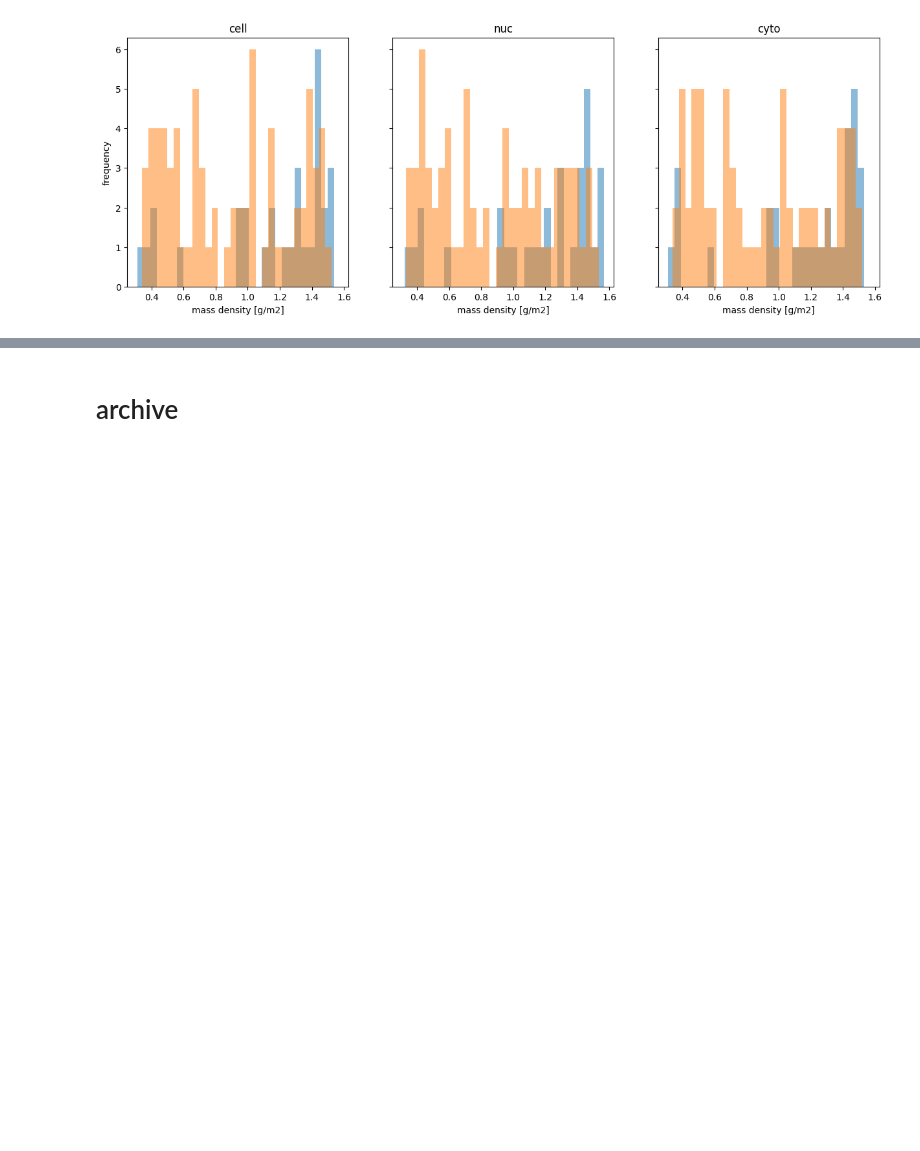
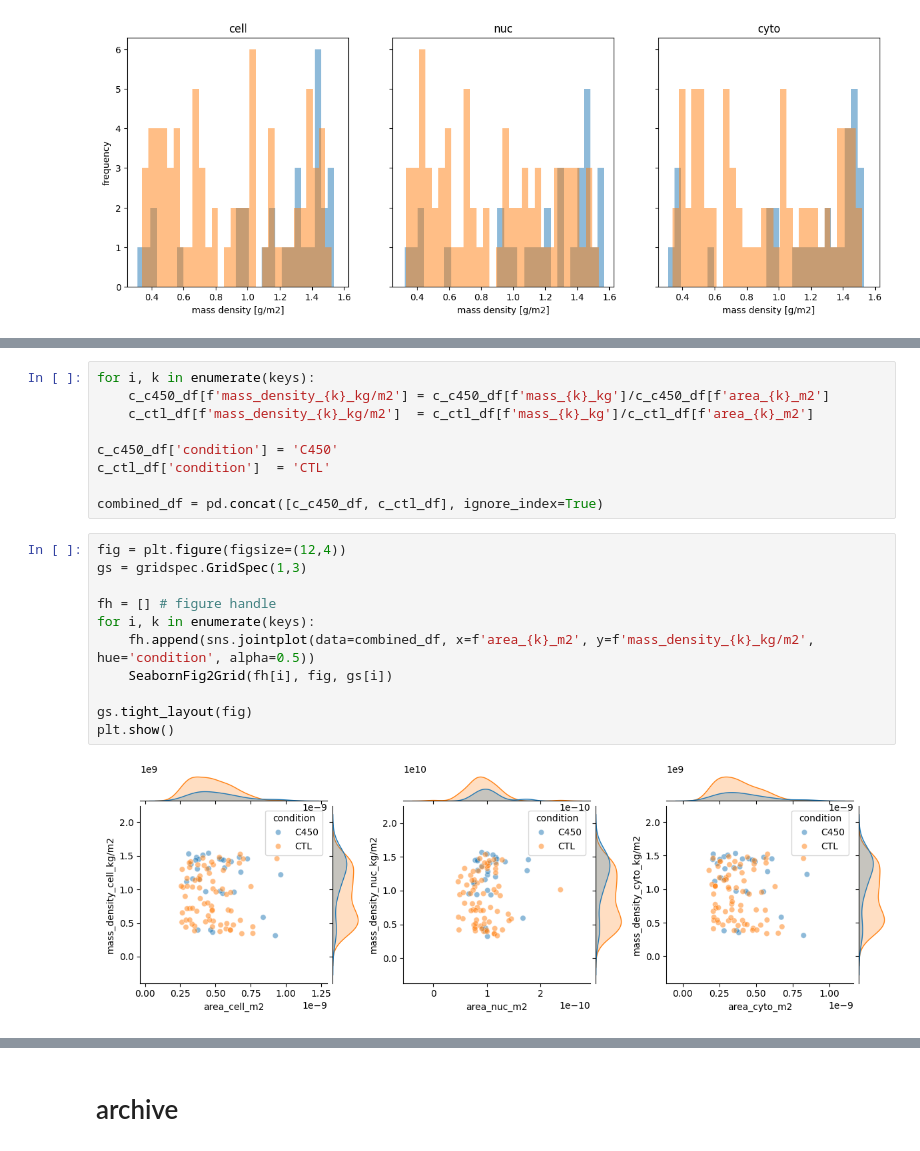
Before and after one commit to GrussmayerLab/dry_mass, a Jupyter notebook: mass_distribution_summary.ipynb, the cells around one changed output, grey strips where cells are left out. Drawn from its saved outputs; the diff is of its cells as text; blank space fills up the shorter version.

Commit message:
seaborn based jointplot outputs

```diff
--- a/mass_distribution_summary.ipynb
+++ b/mass_distribution_summary.ipynb
@@ -158,0 +220,22 @@ Text(0, 0.5, 'frequency')
+# %%
+for i, k in enumerate(keys):
+    c_c450_df[f'mass_density_{k}_kg/m2'] = c_c450_df[f'mass_{k}_kg']/c_c450_df[f'area_{k}_m2']
+    c_ctl_df[f'mass_density_{k}_kg/m2']  = c_ctl_df[f'mass_{k}_kg']/c_ctl_df[f'area_{k}_m2']
+
+c_c450_df['condition'] = 'C450'
+c_ctl_df['condition']  = 'CTL'
+
+combined_df = pd.concat([c_c450_df, c_ctl_df], ignore_index=True)
+# %%
+fig = plt.figure(figsize=(12,4))
+gs = gridspec.GridSpec(1,3)
+
+fh = [] # figure handle
+for i, k in enumerate(keys):
+    fh.append(sns.jointplot(data=combined_df, x=f'area_{k}_m2', y=f'mass_density_{k}_kg/m2', hue='condition', alpha=0.5))
+    SeabornFig2Grid(fh[i], fig, gs[i])
+
+gs.tight_layout(fig)
+plt.show()
+# %% [output]
+[figure, added]
```
Also changed, not shown: parts of 5 cells of this notebook, 1 other file.
